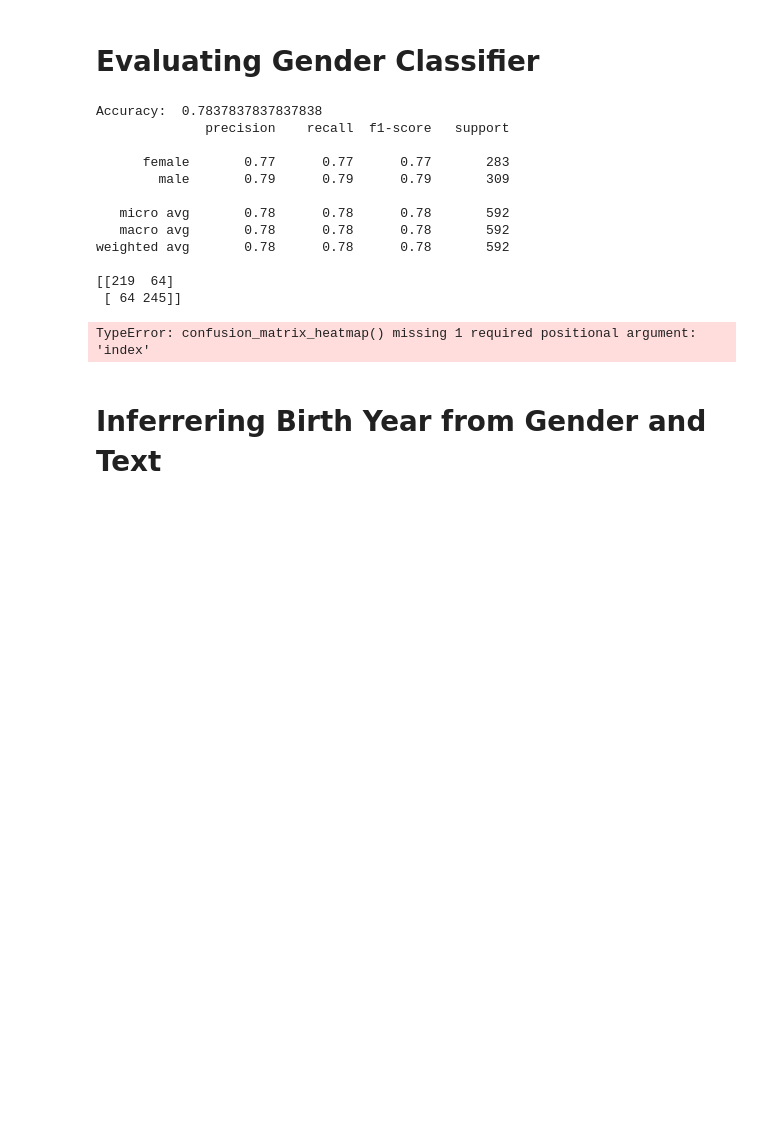
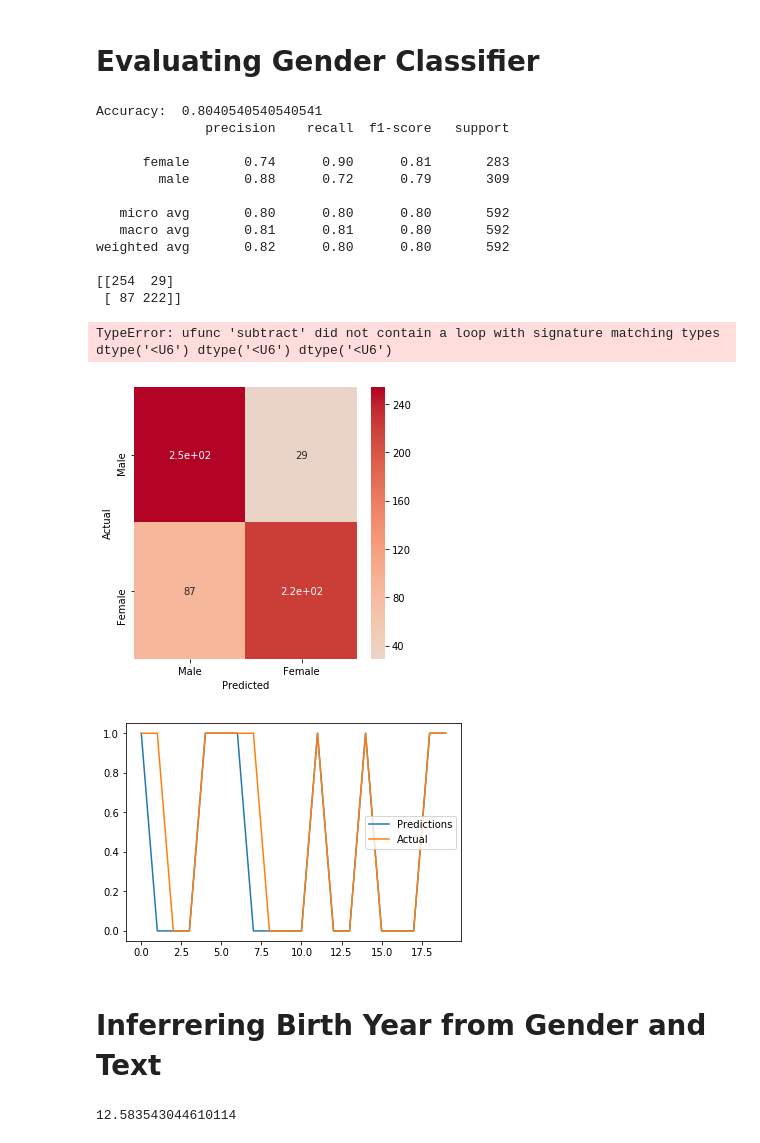
Before and after one commit to JayanMistry/AppliedDataMining, a Jupyter notebook: FinalProject/PredictingAgeAndGender.ipynb, the cells around one changed output. Cells and saved outputs as stored; diff of their text form; code cells hidden in the pictures; blank space fills up the shorter version.

```diff
--- a/FinalProject/PredictingAgeAndGender.ipynb
+++ b/FinalProject/PredictingAgeAndGender.ipynb
@@ -410,19 +414,21 @@ TypeError: confusion_matrix_heatmap() missing 1 required positional argument: 'i
 # %%
 
 clf = RandomForestClassifier()
-
 
 AdaBoostClf = AdaBoostClassifier(clf, n_estimators=2, random_state=0)
 
 GenderPipeline = Pipeline([
     ('processor', DocumentProcessor(process_method = get_tokens_fql)),
     ('vectorizer', DictVectorizer()),
-    ('clf', AdaBoostClf),
+    ('clf', MLPClassifier(random_state=0, verbose=1, max_iter=10)),
 ])
+
+
 
 print('Fitting Clf')
 GenderPipeline.fit(Gender_X_train, Gender_y_train)
 print('Getting Predictions')
 predictions = GenderPipeline.predict(Gender_X_test)
+print('Got Predictions')
 # %% [output]
 Fitting Clf
@@ -432,30 +449,38 @@ Getting Predictions
 # %%
 print("Accuracy: ", accuracy_score(Gender_y_test, predictions))
 print(classification_report(Gender_y_test, predictions))
 print(confusion_matrix(Gender_y_test, predictions))
 
-confusion_matrix_heatmap(confusion_matrix(Gender_y_test, predictions))
+#confusion_matrix_heatmap(confusion_matrix(Gender_y_test, predictions), GenderPipeline.classes_)
+confusion_matrix_heatmap(confusion_matrix(Gender_y_test, predictions), ['Male', 'Female'])
 
-print(predictions[30:40])
-print(Birth_y_test[30:40])
 
 res = pd.DataFrame( data = {'Predictions': predictions, 'Actual': Gender_y_test} )
-res[:100].plot()
+
+res = res.replace(['male', 'female'], [1, 0])
+
+res[:20].plot()
 
 math.sqrt(mean_squared_error(predictions,Gender_y_test))
 # %% [output]
-Accuracy:  0.7837837837837838
+Accuracy:  0.8040540540540541
               precision    recall  f1-score   support
 
-      female       0.77      0.77      0.77       283
-        male       0.79      0.79      0.79       309
+      female       0.74      0.90      0.81       283
+        male       0.88      0.72      0.79       309
 
-   micro avg       0.78      0.78      0.78       592
-   macro avg       0.78      0.78      0.78       592
-weighted avg       0.78      0.78      0.78       592
+   micro avg       0.80      0.80      0.80       592
+   macro avg       0.81      0.81      0.80       592
+weighted avg       0.82      0.80      0.80       592
 
-[[219  64]
- [ 64 245]]
+[[254  29]
+ [ 87 222]]
-TypeError: confusion_matrix_heatmap() missing 1 required positional argument: 'index'
+TypeError: ufunc 'subtract' did not contain a loop with signature matching types dtype('<U6') dtype('<U6') dtype('<U6')
+[figure, added]
+[figure, added]
 # %% [markdown]
 # Inferrering Birth Year from Gender and Text
+# %%
+math.sqrt(mean_squared_error(predictions,Birth_y_test))
+# %% [output]
+12.583543044610114
```
Also changed, not shown: parts of 10 cells of this notebook, 1 other file.
